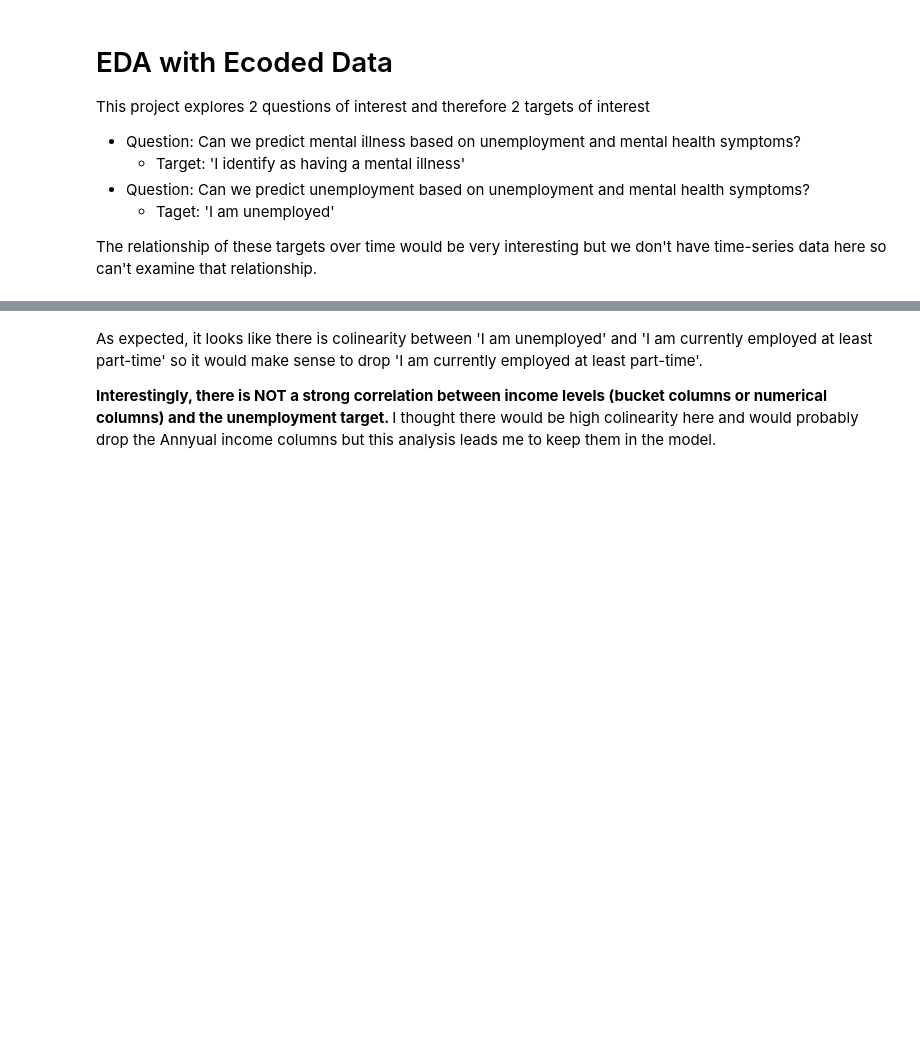
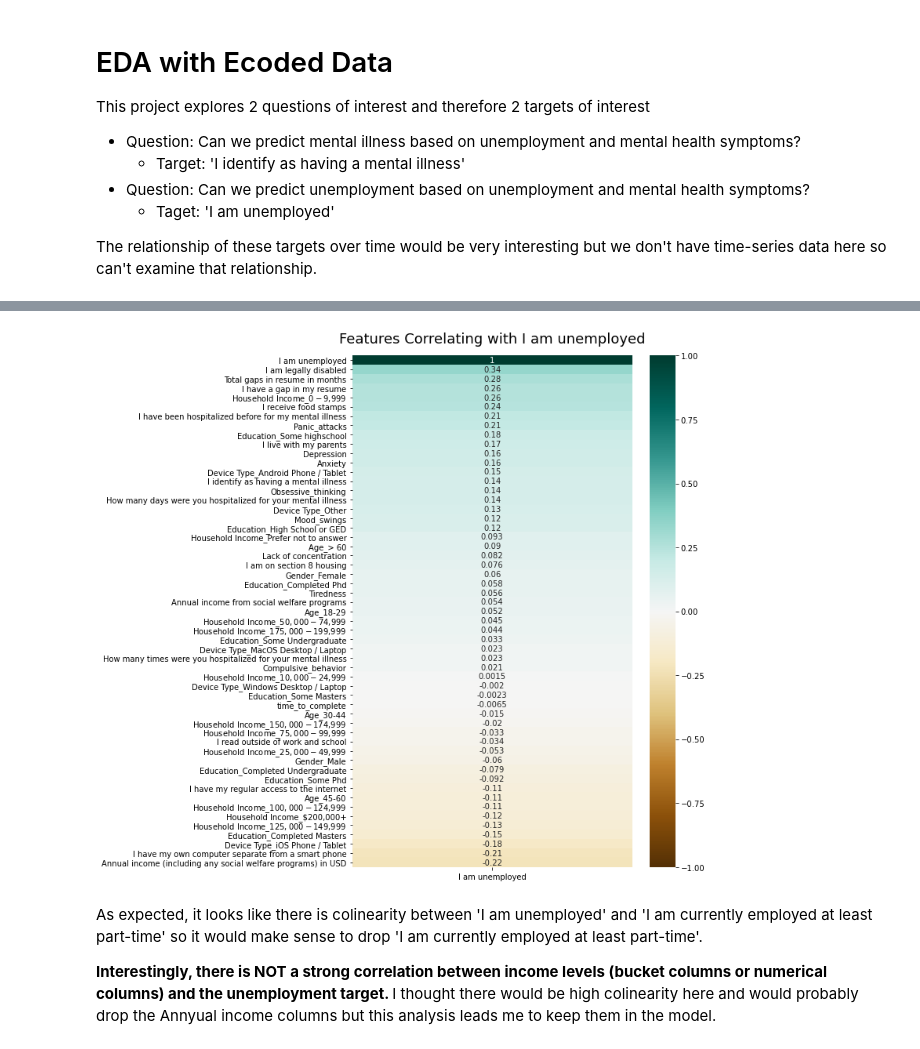
Before and after one commit to camerongridley/UnemploymentMentalHealth, a Jupyter notebook: ModelingV2.ipynb, the cells around one changed output, grey strips where cells are left out. Cells and saved outputs as stored; diff of their text form; code cells hidden in the pictures; blank space fills up the shorter version.

```diff
--- a/ModelingV2.ipynb
+++ b/ModelingV2.ipynb
@@ -397,4 +433,10 @@ I am currently employed at least part-time                     -0.738443
 Name: I am unemployed, dtype: float64
+# %%
+plt.figure(figsize=(8, 12))
+heatmap = sns.heatmap(encoded_df.corr()[['I am unemployed']].sort_values(by='I am unemployed', ascending=False), vmin=-1, vmax=1, annot=True, cmap='BrBG')
+heatmap.set_title('Features Correlating with I am unemployed', fontdict={'fontsize':18}, pad=16);
+# %% [output]
+[figure, added]
 # %% [markdown]
 As expected, it looks like there is colinearity between 'I am unemployed' and 'I am currently employed at least part-time' so it would make sense to drop 'I am currently employed at least part-time'.
 
```
Also changed, not shown: parts of 49 cells of this notebook, 3 other files.
